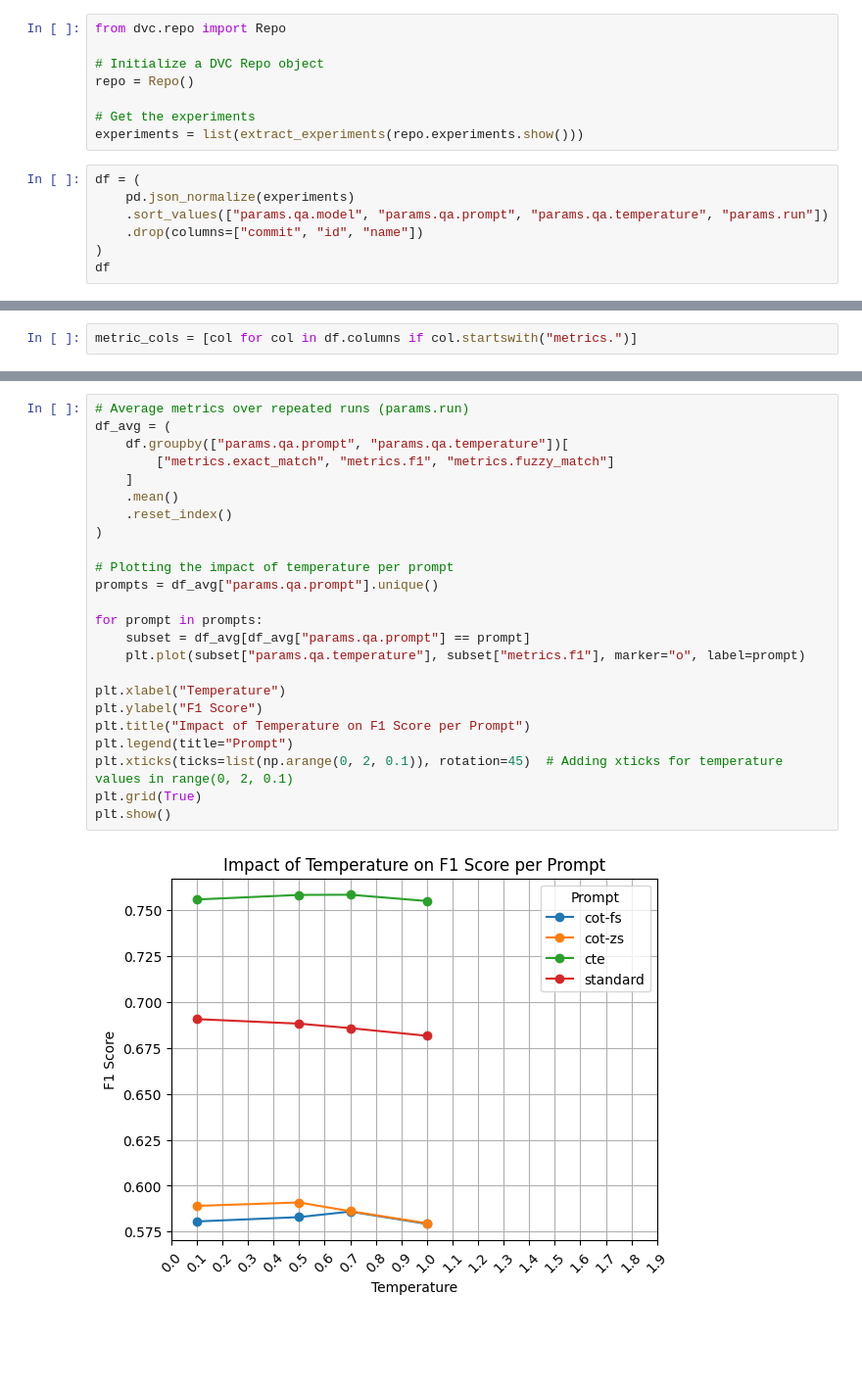
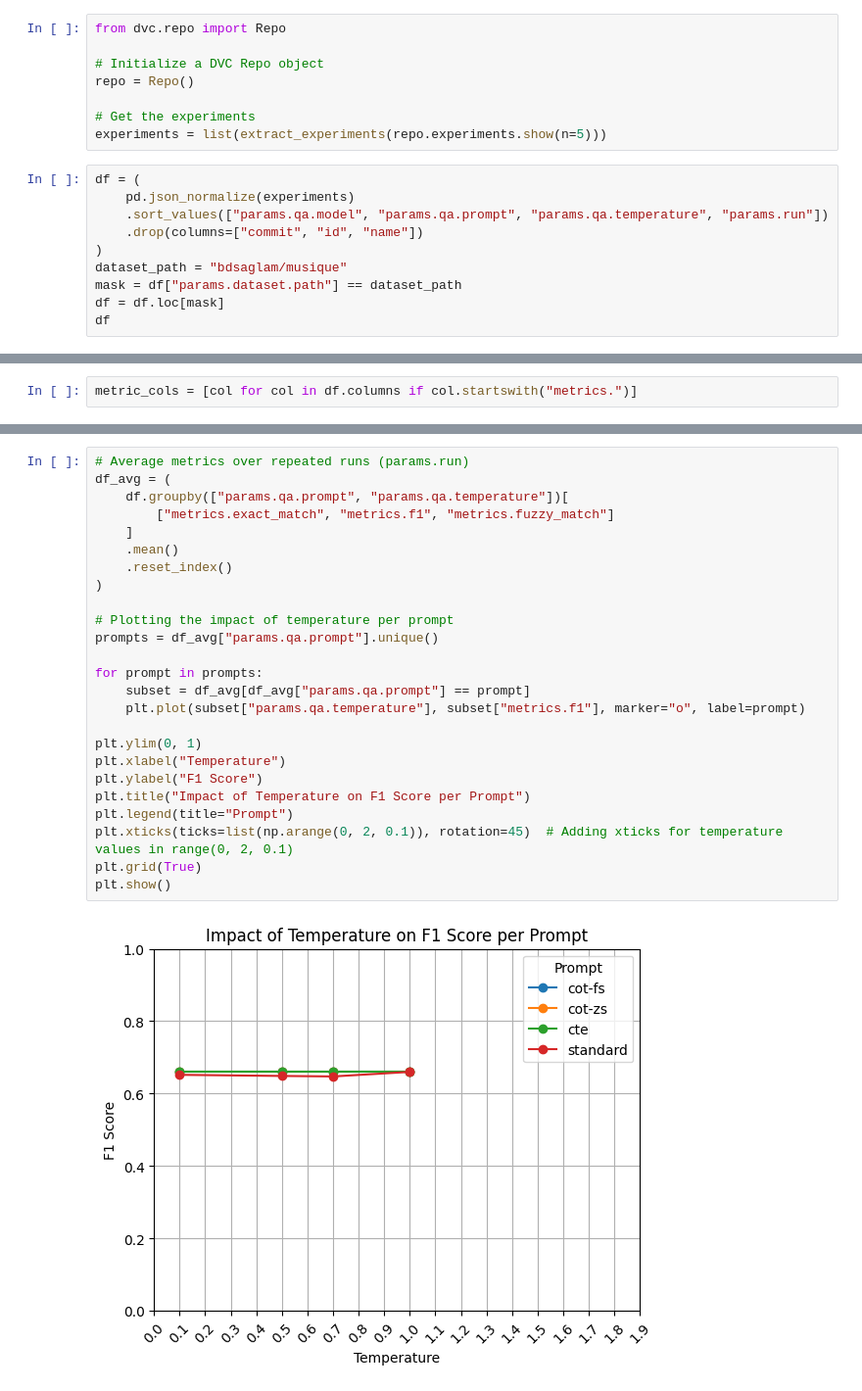
Before and after one commit to bdsaglam/bellem, a Jupyter notebook: dev_nbs/research-mhqa/visualize-experiments.ipynb, the cells around one changed output, grey strips where cells are left out. Shown at 98% size. Saved outputs shown, nothing was run; the diff lists cells and outputs as text; blank space fills up the shorter version.

Commit message:
update visualization notebook

```diff
--- a/dev_nbs/research-mhqa/visualize-experiments.ipynb
+++ b/dev_nbs/research-mhqa/visualize-experiments.ipynb
@@ -29,13 +29,16 @@ from dvc.repo import Repo
 repo = Repo()
 
 # Get the experiments
-experiments = list(extract_experiments(repo.experiments.show()))
+experiments = list(extract_experiments(repo.experiments.show(n=5)))
 # %%
 df = (
     pd.json_normalize(experiments)
     .sort_values(["params.qa.model", "params.qa.prompt", "params.qa.temperature", "params.run"])
     .drop(columns=["commit", "id", "name"])
 )
+dataset_path = "bdsaglam/musique"
+mask = df["params.dataset.path"] == dataset_path
+df = df.loc[mask]
 df
 # %% [output]
 |  | params.dataset.path | params.dataset.name | params.dataset.split | params.qa.prompt | params.qa.model | ... |
@@ -82,29 +85,30 @@ df.drop(columns=['params.dataset.path', 'params.dataset.name', 'params.dataset.s
 # %%
 # Average metrics over repeated runs (params.run)
 df_avg = (
     df.groupby(["params.qa.prompt", "params.qa.temperature"])[
         ["metrics.exact_match", "metrics.f1", "metrics.fuzzy_match"]
     ]
     .mean()
     .reset_index()
 )
 
 # Plotting the impact of temperature per prompt
 prompts = df_avg["params.qa.prompt"].unique()
 
 for prompt in prompts:
     subset = df_avg[df_avg["params.qa.prompt"] == prompt]
     plt.plot(subset["params.qa.temperature"], subset["metrics.f1"], marker="o", label=prompt)
 
+plt.ylim(0, 1)
 plt.xlabel("Temperature")
 plt.ylabel("F1 Score")
 plt.title("Impact of Temperature on F1 Score per Prompt")
 plt.legend(title="Prompt")
 plt.xticks(ticks=list(np.arange(0, 2, 0.1)), rotation=45)  # Adding xticks for temperature values in range(0, 2, 0.1)
 plt.grid(True)
 plt.show()
 # %% [output]
-[figure, old version]
+[figure, new version]
 # %%
 # To compare the prompts at the best temperature
 # Assuming "best temperature" is defined as the one with the highest average F1 score
```
Also changed, not shown: parts of 5 cells of this notebook.
